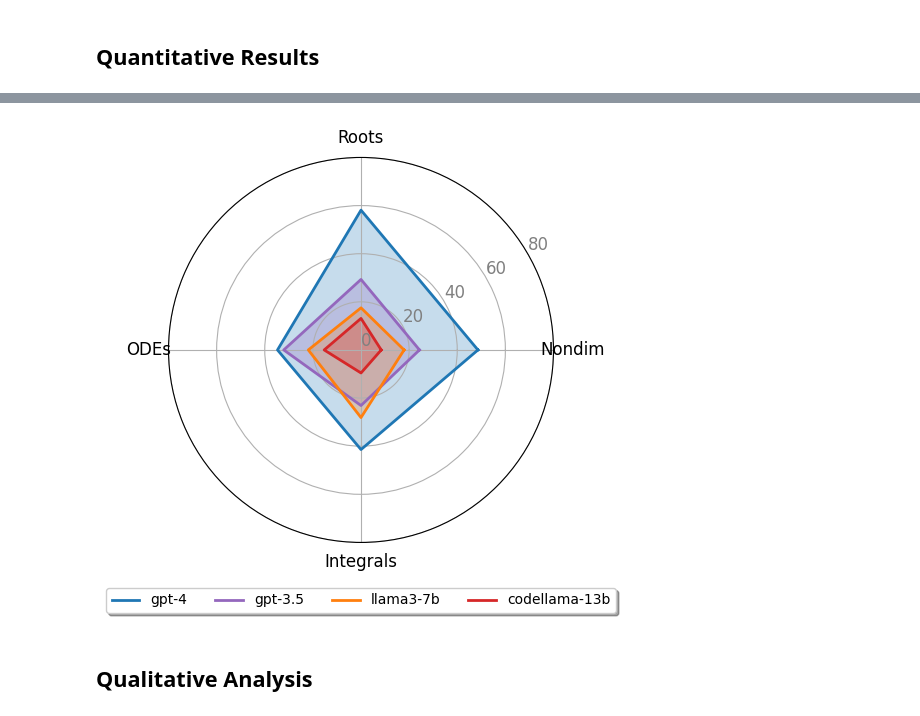
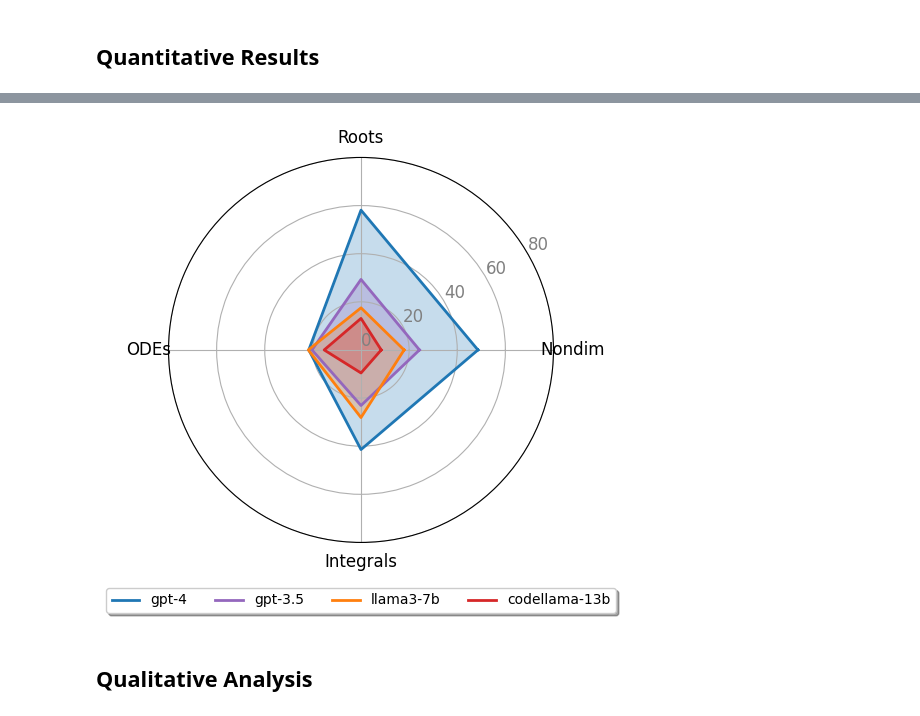
Before and after one commit to sarahmart/HARDMath, a Jupyter notebook: evaluation/paper_plotting.ipynb, the cells around one changed output, grey strips where cells are left out. Cells and saved outputs as stored; diff of their text form; code cells hidden in the pictures.

```diff
--- a/evaluation/paper_plotting.ipynb
+++ b/evaluation/paper_plotting.ipynb
@@ -113,26 +46,0 @@ plt.show()
-# %%
-# Calculating the percentage increase from the 0-shot baseline to the 5-shot
-for model in ['gpt4turbo', 'gpt3.5turbo', 'llama3', 'codellama']:
-    evalsum_df[f'{model}_5shot_increase'] = (evalsum_df[f'{model}_5shot'] - evalsum_df[f'{model}_0shot'])
-
-# Melting the DataFrame to a long format for easier plotting
-df_melted = evalsum_df.melt(id_vars=['problem_type', 'problem_num'], value_vars=[
-    'gpt4turbo_5shot_increase',
-    'gpt3.5turbo_5shot_increase',
-    'llama3_5shot_increase',
-    'codellama_5shot_increase'
-], var_name='model', value_name='percentage_increase')
-
-# Splitting the 'model' column to just have model names
-df_melted['model'] = df_melted['model'].str.replace('_5shot_increase', '')
-
-# Plotting
-custom_palette = ['tab:blue', 'tab:purple', 'tab:orange','tab:red']
-plt.figure(figsize=(14, 8))
-sns.barplot(data=df_melted, x='problem_type', y='percentage_increase', hue='model', palette= custom_palette, errorbar=None)
-plt.title('Performance Increase from 0- to 5-shot CoT for Different Problem Types')
-plt.xlabel('Problem Type')
-plt.ylabel('Percentage Increase in Performance (%)')
-plt.legend(title='Model')
-plt.xticks(rotation=45)
-plt.show()
@@ -156,11 +116,11 @@ categories = ['Nondim','Roots','ODEs','Integrals']
 num_vars = len(categories)
 
 # Data values for each model
-values = ['tab:blue',
+values = [
     list(evalsum_df.iloc[1:5,4]),  # GPT-4
-    list(evalsum_df.iloc[1:5,7]),  # Model 2
-    list(evalsum_df.iloc[1:5,9]),   # Model 3
-    list(evalsum_df.iloc[1:5,11])  # Model 4
+    list(evalsum_df.iloc[1:5,8]),  # Model 2
+    list(evalsum_df.iloc[1:5,11]),   # Model 3
+    list(evalsum_df.iloc[1:5,14])  # Model 4
 ]
 
 # Repeat the first value to close the circular graph
@@ -168,34 +128,34 @@ values = [v + [v[0]] for v in values]
 
 # Compute angle for each category
 angles = [n / float(num_vars) * 2 * pi for n in range(num_vars)]
 angles += angles[:1]
 
 # Plot
 fig, ax = plt.subplots(figsize=(5,5), subplot_kw=dict(polar=True))
 
 # Draw one axe per variable and add labels
 plt.xticks(angles[:-1], categories, color='black', size=12)
 
 
 # Draw ylabels
 ax.set_rlabel_position(30)
 plt.yticks([0, 20, 40,60,80], ['0','20','40','60','80'], color="grey", size=12)
 plt.ylim(0, 80)
 
 # Plot data
 colors = ['tab:blue', 'tab:purple', 'tab:orange', 'tab:red']
 names = ['gpt-4', 'gpt-3.5', 'llama3-7b', 'codellama-13b']
 for i in range(len(values)):
     ax.plot(angles, values[i], linewidth=2, linestyle='solid', color=colors[i],label=names[i])
     ax.fill(angles, values[i], color=colors[i], alpha=0.25)
 
 # Add a legend
 ax.legend(loc='upper center', bbox_to_anchor=(0.5, -0.1),
           fancybox=True, shadow=True, ncol=5)
 
 plt.show()
 # %% [output]
-[figure, old version]
+[figure, new version]
 # %% [markdown]
 ## Qualitative Analysis
 # %% [markdown]
```
Also changed, not shown: parts of 8 cells of this notebook, 15 other files.
